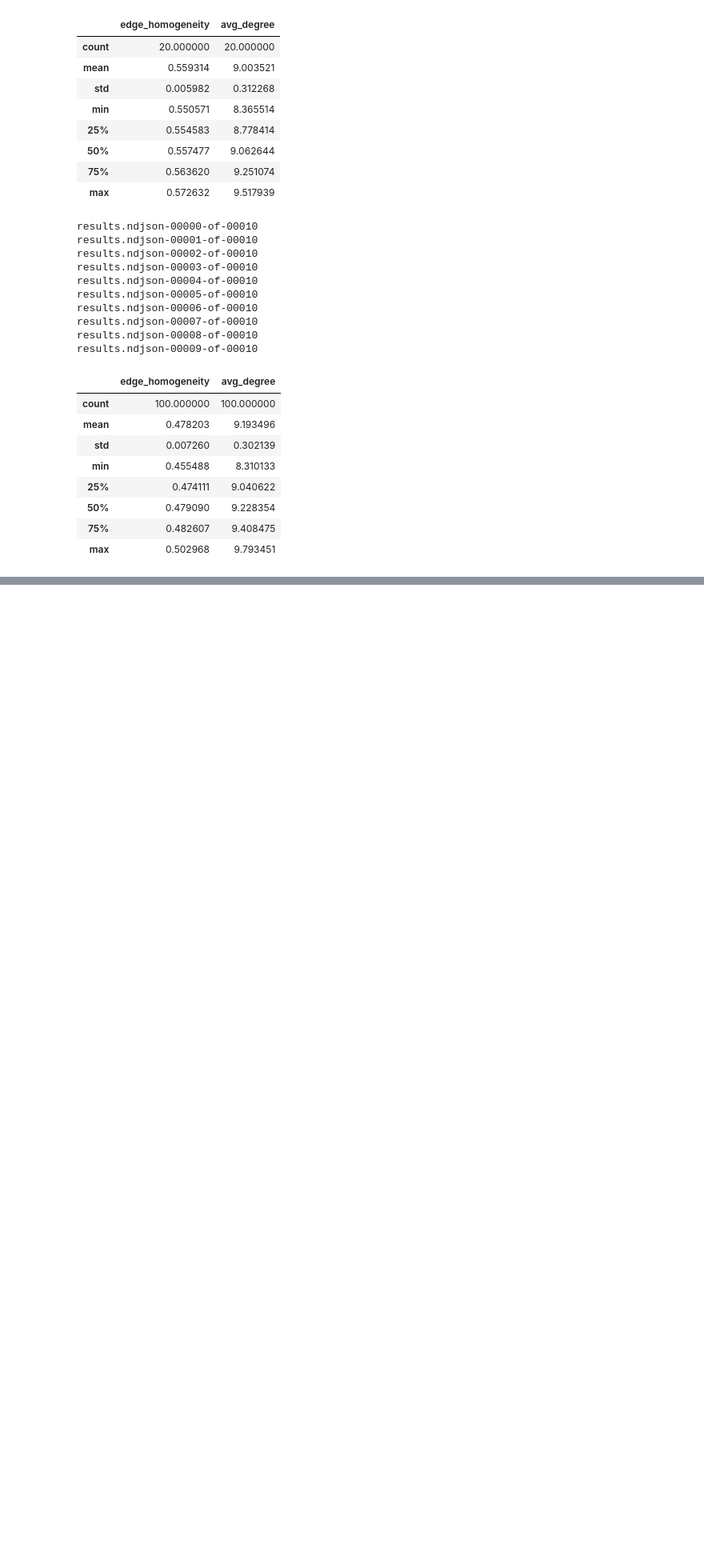
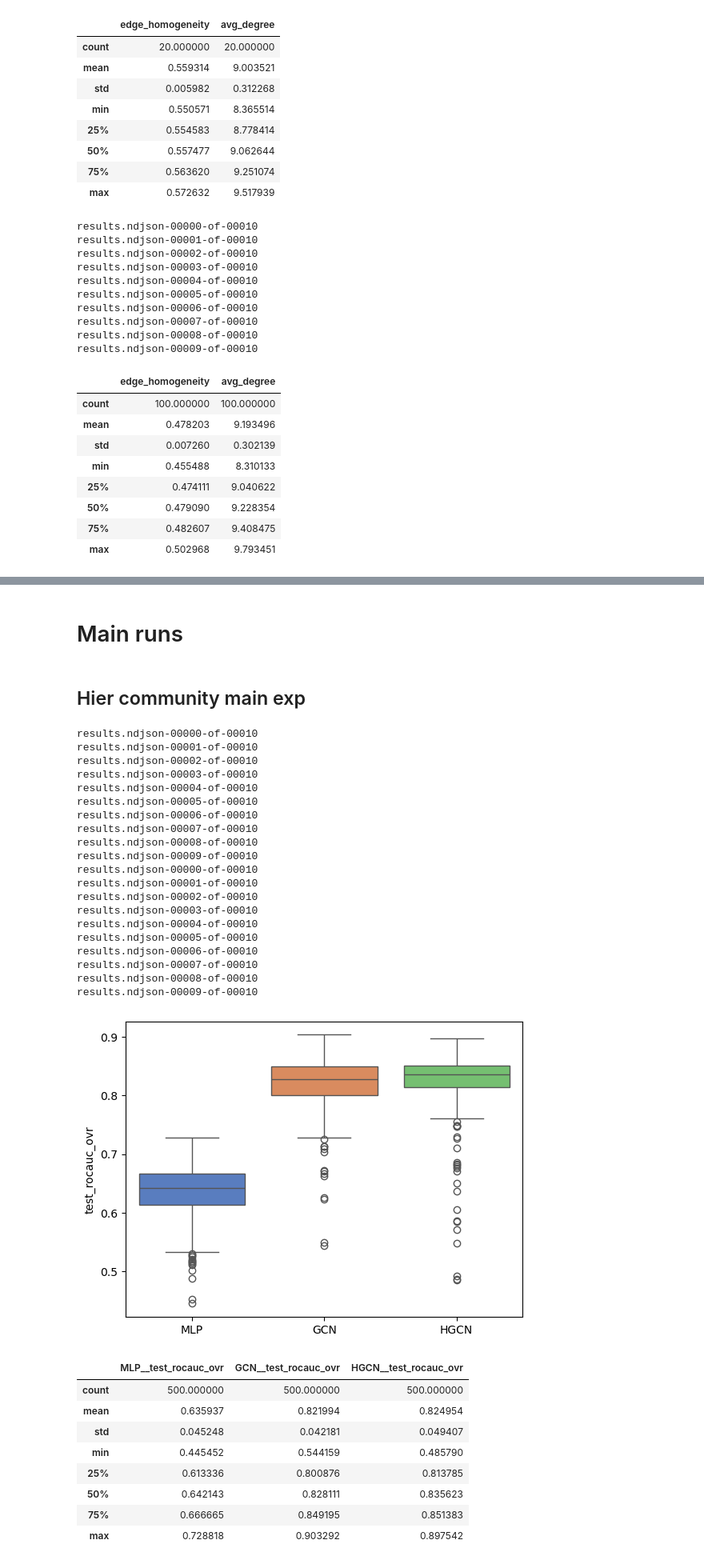
Before and after one commit to danie1uva/graphworld, a Jupyter notebook: src/notebooks/rq2.ipynb, the cells around one changed output, grey strips where cells are left out. Shown at 80% size. Cells and saved outputs as stored; diff of their text form; code cells hidden in the pictures; blank space fills up the shorter version.

```diff
--- a/src/notebooks/rq2.ipynb
+++ b/src/notebooks/rq2.ipynb
@@ -934,0 +1144,4 @@ results.ndjson-00009-of-00010
+# %%
+RESULTS_DIR = '../../graph_gen/snellius_gen/rq2/both_hier/5'
+df = df_gen(RESULTS_DIR)
+df[['edge_homogeneity', 'avg_degree', 'MLP__test_rocauc_ovr', 'feature_center_distance', 'alpha']].describe()
@@ -934,0 +1168,48 @@ results.ndjson-00009-of-00010
+# %%
+models = ['MLP', 'GCN', 'HGCN']
+metric = 'test_rocauc_ovr'
+# %% [markdown]
+# Main runs
+# %% [markdown]
+## Hier community main exp
+# %%
+RESULTS_DIR = '../../graph_gen/snellius_gen/rq2/hsbm/run'
+dfs = []
+for i in range(1,3):
+    df = df_gen(RESULTS_DIR + f'/{i}')
+    dfs.append(df)
+df = pd.concat(dfs)
+df = df.reset_index(drop=True)
+boxplot_three_models(df, 'test_rocauc_ovr')
+df[[f'{model}__{metric}' for model in models]].describe()
+# %% [output]
+results.ndjson-00000-of-00010
+results.ndjson-00001-of-00010
+results.ndjson-00002-of-00010
+results.ndjson-00003-of-00010
+results.ndjson-00004-of-00010
+results.ndjson-00005-of-00010
+results.ndjson-00006-of-00010
+results.ndjson-00007-of-00010
+results.ndjson-00008-of-00010
+results.ndjson-00009-of-00010
+results.ndjson-00000-of-00010
+results.ndjson-00001-of-00010
+results.ndjson-00002-of-00010
+results.ndjson-00003-of-00010
+results.ndjson-00004-of-00010
+results.ndjson-00005-of-00010
+results.ndjson-00006-of-00010
+results.ndjson-00007-of-00010
+results.ndjson-00008-of-00010
+results.ndjson-00009-of-00010
+[figure, added]
+|  | MLP__test_rocauc_ovr | GCN__test_rocauc_ovr | HGCN__test_rocauc_ovr |
+| count | 500.000000 | 500.000000 | 500.000000 |
+| mean | 0.635937 | 0.821994 | 0.824954 |
+| std | 0.045248 | 0.042181 | 0.049407 |
+| min | 0.445452 | 0.544159 | 0.485790 |
+| 25% | 0.613336 | 0.800876 | 0.813785 |
+| 50% | 0.642143 | 0.828111 | 0.835623 |
+| 75% | 0.666665 | 0.849195 | 0.851383 |
+| max | 0.728818 | 0.903292 | 0.897542 |
```
Also changed, not shown: parts of 20 cells of this notebook.
